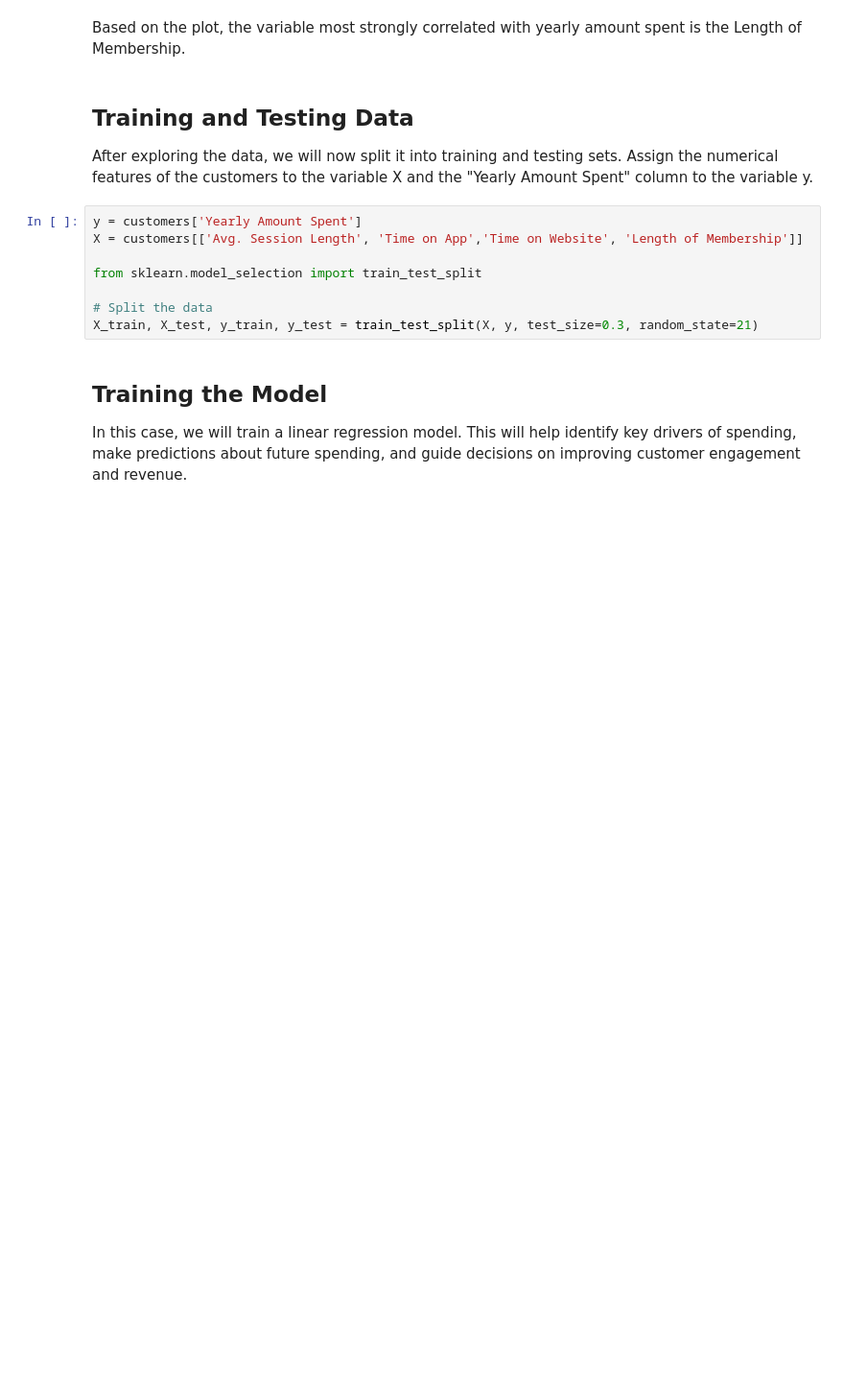
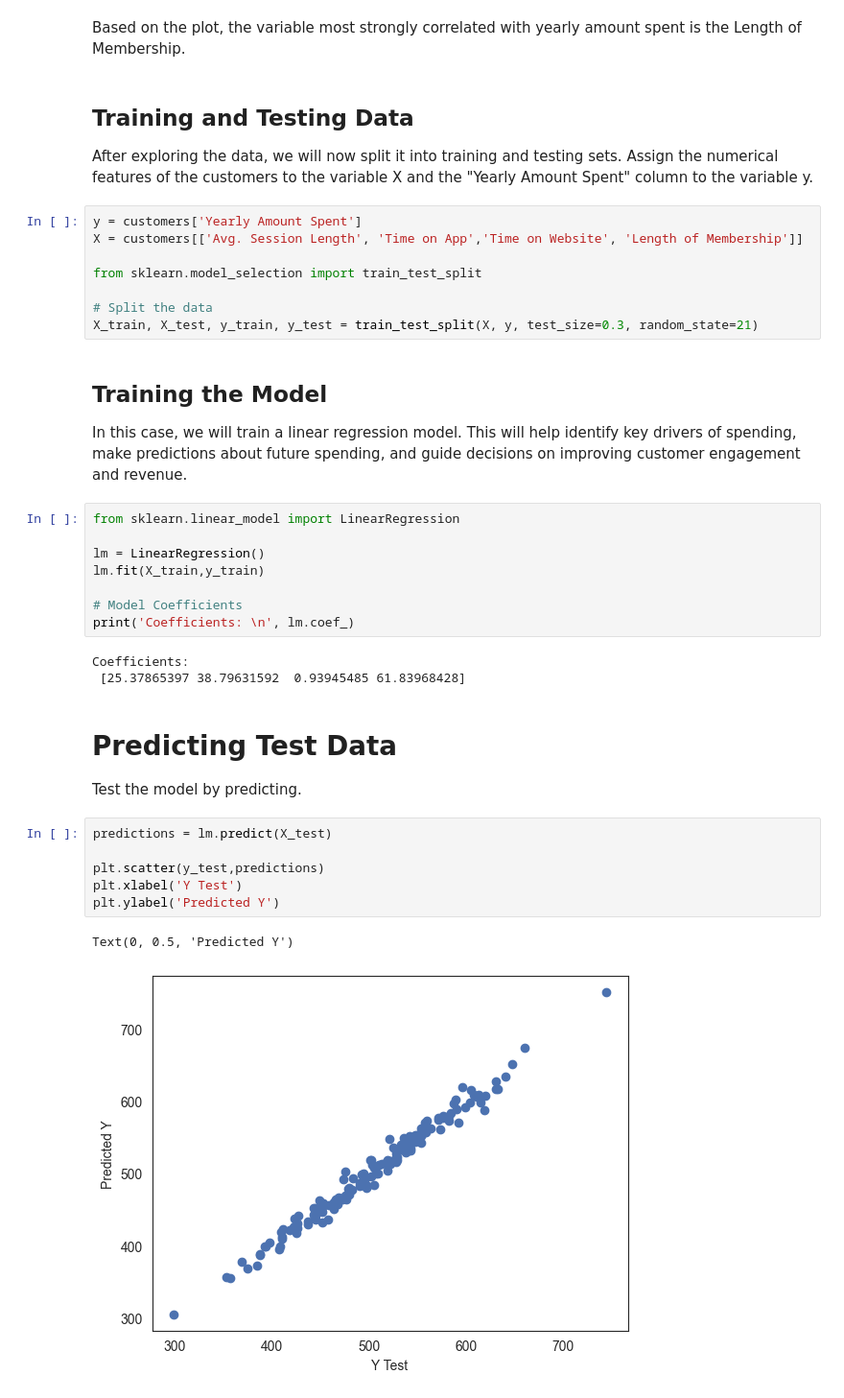
Before and after one commit to DuvanLizarazo/FashionAppVsWebAnalysis, a Jupyter notebook: FashionAppVsWebAnalysis.ipynb, the cells around one changed output. Shown: that part at 96% size. Cells and saved outputs as stored; diff of their text form; blank space fills up the shorter version.

Commit message:
Model performace

```diff
--- a/FashionAppVsWebAnalysis.ipynb
+++ b/FashionAppVsWebAnalysis.ipynb
@@ -116,3 +116,27 @@ X_train, X_test, y_train, y_test = train_test_split(X, y, test_size=0.3, random_
 ## Training the Model
 
 In this case, we will train a linear regression model. This will help identify key drivers of spending, make predictions about future spending, and guide decisions on improving customer engagement and revenue.
+# %%
+from sklearn.linear_model import LinearRegression
+
+lm = LinearRegression()
+lm.fit(X_train,y_train)
+
+# Model Coefficients
+print('Coefficients: \n', lm.coef_)
+# %% [output]
+Coefficients:
+ [25.37865397 38.79631592  0.93945485 61.83968428]
+# %% [markdown]
+# Predicting Test Data
+
+Test the model by predicting.
+# %%
+predictions = lm.predict(X_test)
+
+plt.scatter(y_test,predictions)
+plt.xlabel('Y Test')
+plt.ylabel('Predicted Y')
+# %% [output]
+Text(0, 0.5, 'Predicted Y')
+[figure, added]
```
Also changed, not shown: parts of 5 cells of this notebook.
